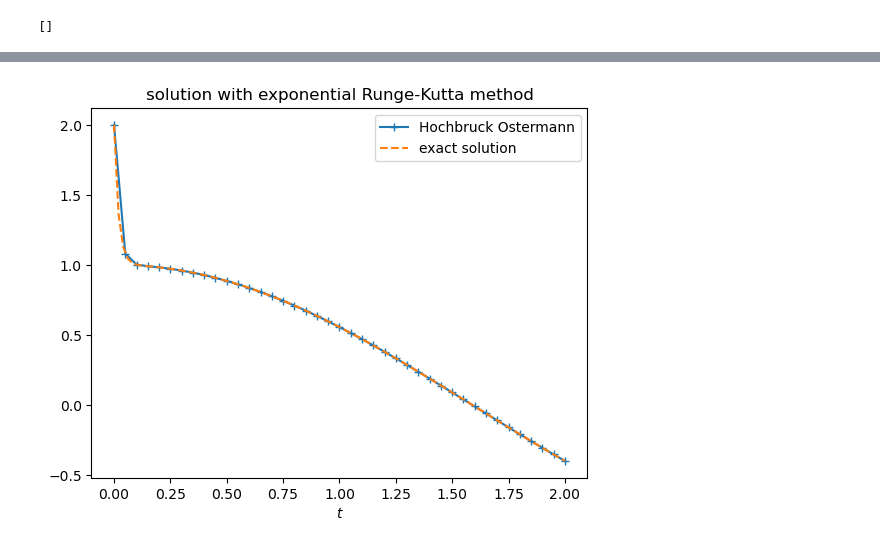
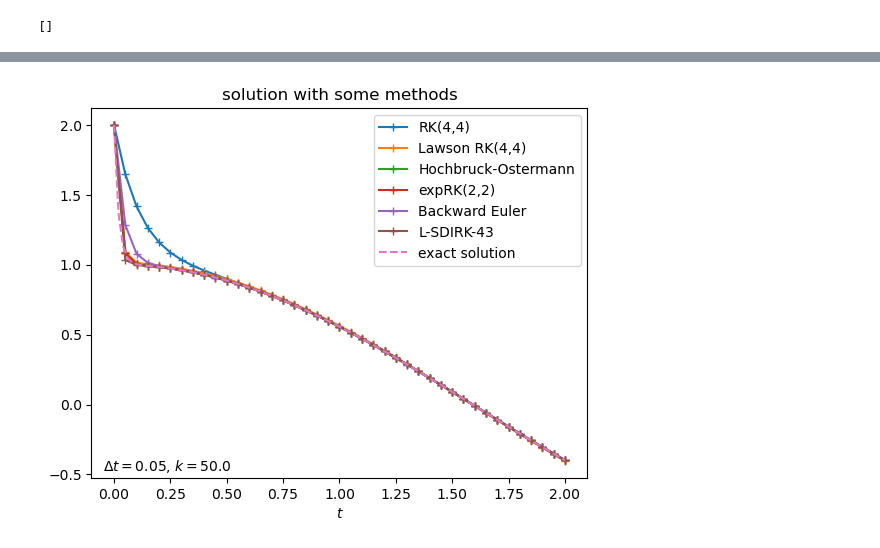
Before and after one commit to hpc-maths/ponio, a Jupyter notebook: solver/notebooks/curtiss_hirschfelder.ipynb, the cells around one changed output, grey strips where cells are left out. Cells and saved outputs as stored; diff of their text form; code cells hidden in the pictures.

Commit message:
Add diagonal implicit Runge-Kutta methods (#22)
Add implementation of generic DIRK methods.

---------

Co-authored-by: Josselin Massot <josselin.massot@polytechnique.edu>

```diff
--- a/solver/notebooks/curtiss_hirschfelder.ipynb
+++ b/solver/notebooks/curtiss_hirschfelder.ipynb
@@ -104,18 +87,26 @@ plt.show()
-# %%
-data = np.loadtxt("curtiss/sol_ho.dat")
-t = data[:,0]
-y = data[:,1]
-
-data_2 = np.loadtxt("curtiss/sol_exprk22.dat")
-t_2 = data[:,0]
-y_2 = data[:,1]
-
-plt.plot(t, y, "+-", label="Hochbruck Ostermann")
-#plt.plot(t_2, y_2, "+-", label="expRK(2,2)")
-plt.plot(time, exact_sol, "--", label="exact solution")
-plt.xlabel("$t$")
-plt.title("solution with exponential Runge-Kutta method")
-plt.legend()
-plt.show()
-# %% [output]
-[figure, removed]
+# %%
+methods = {
+    'rk44': "RK(4,4)",
+    'lrk44': "Lawson RK(4,4)",
+    'ho': "Hochbruck-Ostermann",
+    'exprk22': "expRK(2,2)",
+    'be': "Backward Euler",
+    'lsdirk43': "L-SDIRK-43"
+}
+# %%
+for key, val in methods.items():
+    data = np.loadtxt(f"curtiss/sol_{key}.dat")
+    t = data[:, 0]
+    y = data[:, 1]
+
+    plt.plot(t, y, "+-", label=val)
+
+plt.plot(time, exact_sol, "--", label="exact solution")
+
+plt.xlabel("$t$")
+plt.title("solution with some methods")
+plt.text(plt.xlim()[0] + 0.05,plt.ylim()[0] + 0.05, r"$\Delta t = {}$, $k={}$".format(data[0,-1], k))
+plt.legend()
+plt.show()
+# %% [output]
+[figure, added]
```
Also changed, not shown: parts of 7 cells of this notebook, 13 other files.
